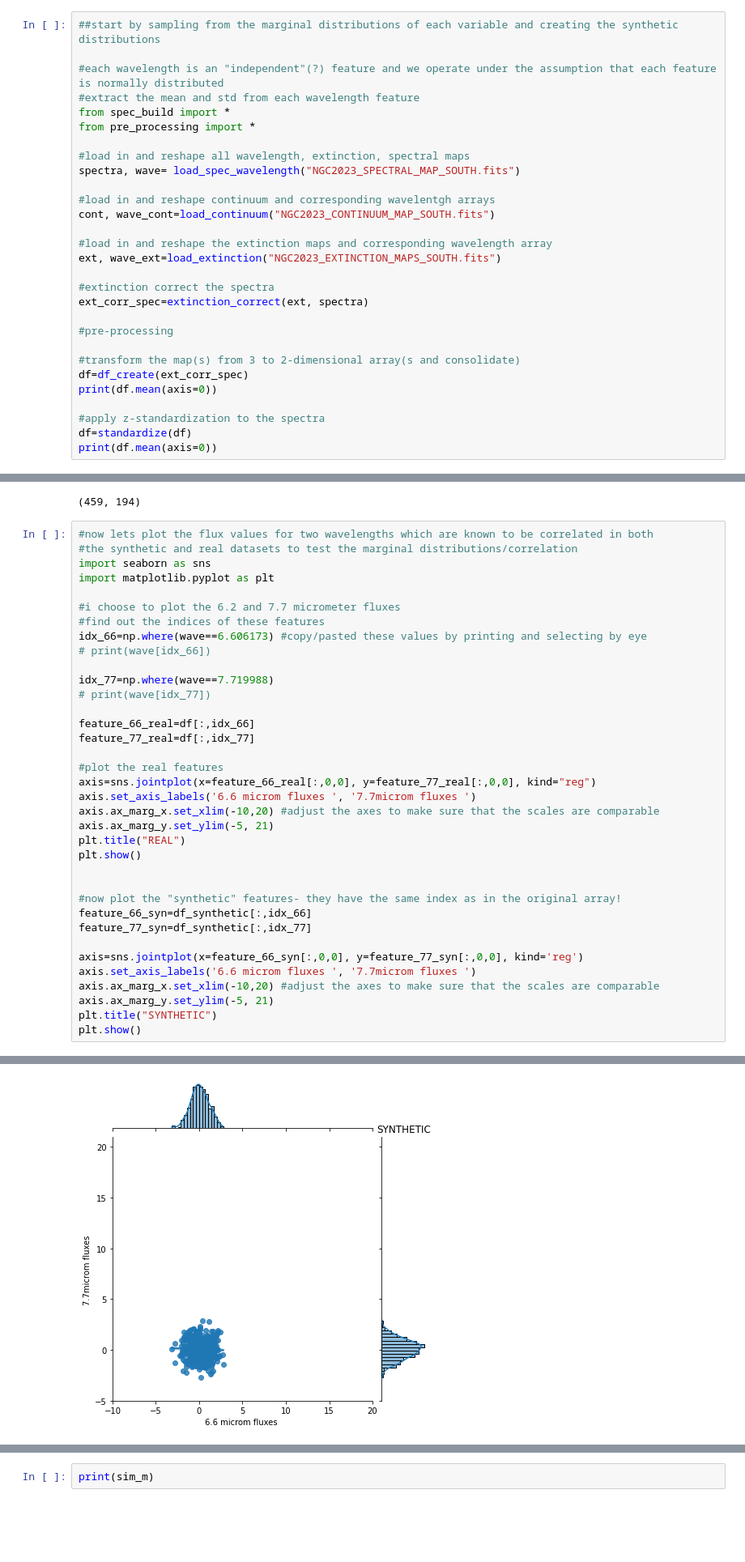
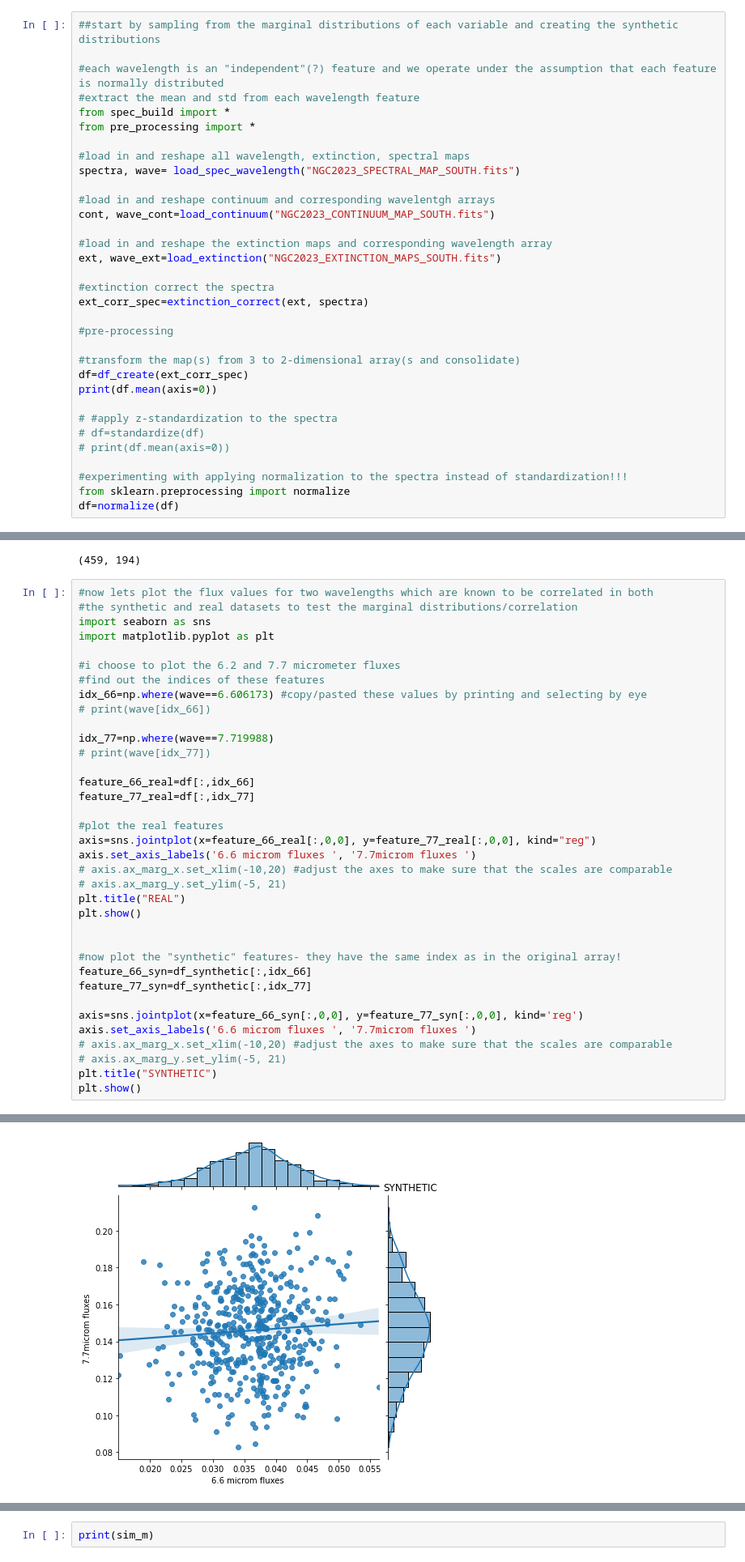
Before and after one commit to sofiapasquini/PAH-revolution, a Jupyter notebook: Algo Pseudo Code.ipynb, the cells around one changed output, grey strips where cells are left out. Shown at 81% size. Saved outputs shown, nothing was run; the diff lists cells and outputs as text; blank space fills up the shorter version.

```diff
--- a/Algo Pseudo Code.ipynb
+++ b/Algo Pseudo Code.ipynb
@@ -212,9 +212,13 @@ ext_corr_spec=extinction_correct(ext, spectra)
 df=df_create(ext_corr_spec)
 print(df.mean(axis=0))
 
-#apply z-standardization to the spectra
-df=standardize(df)
-print(df.mean(axis=0))
+# #apply z-standardization to the spectra
+# df=standardize(df)
+# print(df.mean(axis=0))
+
+#experimenting with applying normalization to the spectra instead of standardization!!!
+from sklearn.preprocessing import normalize
+df=normalize(df)
 # %% [output]
 [ 41.43939397  36.55662503  31.17130165  27.76410135  25.95031781
   27.46250496  27.67302789  30.81909803  35.56006756  39.16886061
@@ -270,8 +274,8 @@ feature_77_real=df[:,idx_77]
 #plot the real features
 axis=sns.jointplot(x=feature_66_real[:,0,0], y=feature_77_real[:,0,0], kind="reg")
 axis.set_axis_labels('6.6 microm fluxes ', '7.7microm fluxes ')
-axis.ax_marg_x.set_xlim(-10,20) #adjust the axes to make sure that the scales are comparable
-axis.ax_marg_y.set_ylim(-5, 21)
+# axis.ax_marg_x.set_xlim(-10,20) #adjust the axes to make sure that the scales are comparable
+# axis.ax_marg_y.set_ylim(-5, 21)
 plt.title("REAL")
 plt.show()
 
@@ -282,8 +286,8 @@ feature_77_syn=df_synthetic[:,idx_77]
 
 axis=sns.jointplot(x=feature_66_syn[:,0,0], y=feature_77_syn[:,0,0], kind='reg')
 axis.set_axis_labels('6.6 microm fluxes ', '7.7microm fluxes ')
-axis.ax_marg_x.set_xlim(-10,20) #adjust the axes to make sure that the scales are comparable
-axis.ax_marg_y.set_ylim(-5, 21)
+# axis.ax_marg_x.set_xlim(-10,20) #adjust the axes to make sure that the scales are comparable
+# axis.ax_marg_y.set_ylim(-5, 21)
 plt.title("SYNTHETIC")
 plt.show()
 # %% [output]
@@ -291,4 +295,4 @@ plt.show()
-[figure, old version]
+[figure, new version]
 # %%
 ##SOFIA- looks like the original distribution is not quite normal...
 #going to check skew/kurtosis just out of curiosity
```
Also changed, not shown: parts of 4 cells of this notebook, 7 other files.
